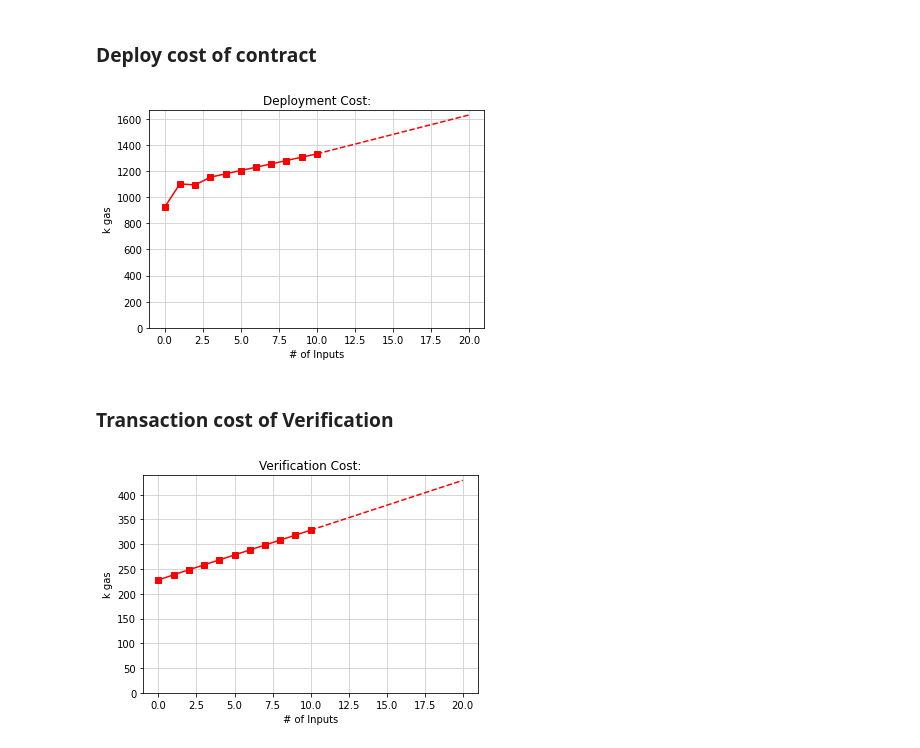
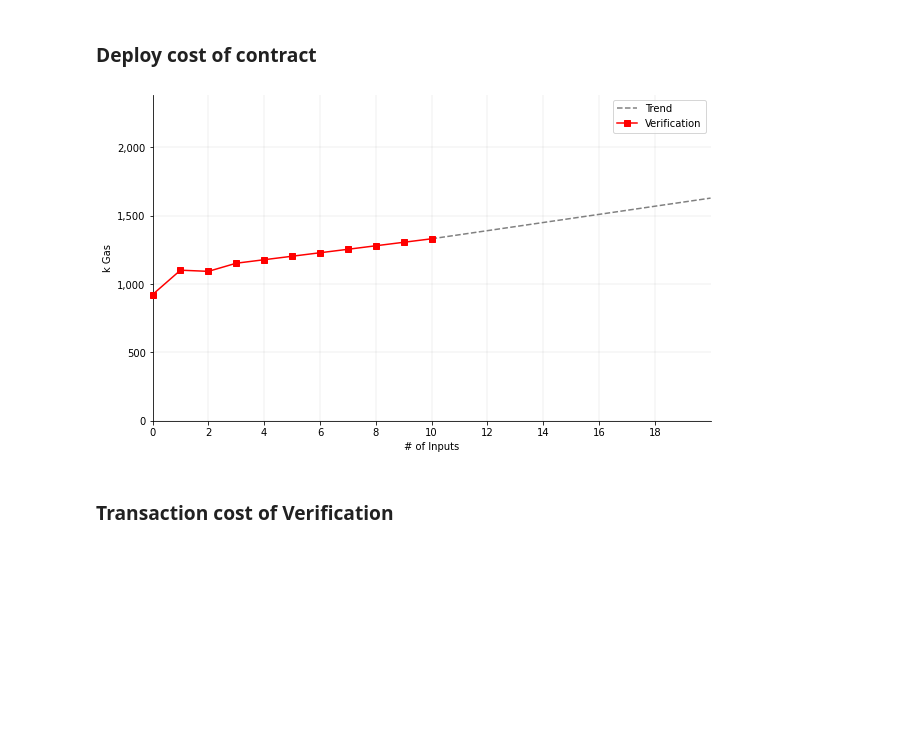
Before and after one commit to JacobEberhardt/ZoKratesBenchmarks, a Jupyter notebook: input_benchmark.ipynb, the cells around one changed output. Drawn from its saved outputs; the diff is of its cells as text; code cells hidden in the pictures; blank space fills up the shorter version.

Commit message:
sexier figures

```diff
--- a/input_benchmark.ipynb
+++ b/input_benchmark.ipynb
@@ -249,31 +249,47 @@ def calc_trend_slope(x1, y1, x2, y2):
     return ((((y2 - y1)/(x2 - x1)) * (trend_factor * max_inputs - x1)) + y1) / 1000
 # %% [markdown]
 ### Deploy cost of contract
-# %%
-ax = plt.plot(list(range(0, len(results_deploy))), [x / 1000 for x in results_deploy], '-rs')
-y_trend = calc_trend_slope(2, results_deploy[2], max_inputs, results_deploy[max_inputs])
-plt.plot([max_inputs, max_inputs * trend_factor], [results_deploy[max_inputs] / 1000, y_trend], 'r--')
-plt.ylim(bottom=0)
-plt.title('Deployment Cost:')
-plt.xlabel('# of Inputs')
-plt.ylabel('k gas')
-plt.rcParams['axes.grid'] = True
-plt.rcParams['grid.color'] = "#cccccc"
-plt.savefig('exports/deploy.pdf')
-# %% [output]
-[figure, removed]
+# %%
+import math
+import matplotlib as mpl
+
+# calculate trendline slope
+y_trend = calc_trend_slope(2, results_deploy[2], max_inputs, results_deploy[max_inputs])
+
+# plot
+fig, ax = plt.subplots()
+ax.plot([max_inputs, max_inputs * trend_factor], [results_deploy[max_inputs] / 1000, y_trend], '--', label="Trend", color="grey") # plot trend first, so it's behind main plot
+ax.plot(list(range(0, len(results_deploy))), [x / 1000 for x in results_deploy], '-rs', label="Verification", clip_on=False, zorder=100)
+ax.axis([0, max_inputs*trend_factor, 0, results_deploy[max_inputs]*1.1*y_trend/1000/1000])
+
+# set x axis ticks
+x_int = range(0, math.ceil(max_inputs*trend_factor),2) # calculate x axis values
+ax.set_xticks(x_int)
+
+# format y axis numbers
+ax.yaxis.set_major_formatter(mpl.ticker.StrMethodFormatter('{x:,.0f}'))
+
+# removing top and right borders
+ax.spines['top'].set_visible(False)
+ax.spines['right'].set_visible(False)
+
+# adds a title and axes labels
+# ax.set_title('Deployment Cost')
+ax.set_xlabel('# of Inputs')
+ax.set_ylabel('k Gas')
+
+# adds major gridlines
+ax.grid(color='grey', linestyle='-', linewidth=0.25, alpha=0.5)
+
+# adds legend
+ax.legend()
+
+# set size
+fig.set_size_inches(10,6)
+
+# save as pdf
+fig.savefig('exports/deploy.pdf')
+# %% [output]
+[figure, added]
 # %% [markdown]
 ### Transaction cost of Verification
-# %%
-plt.plot(list(range(0, len(results_verify))), [x / 1000 for x in results_verify], '-rs')
-y_trend = calc_trend_slope(0, results_verify[0], max_inputs, results_verify[max_inputs])
-plt.plot([max_inputs, max_inputs * trend_factor], [results_verify[max_inputs] / 1000, y_trend], 'r--')
-plt.ylim(bottom=0)
-plt.title('Verification Cost:')
-plt.xlabel('# of Inputs')
-plt.ylabel('k gas')
-plt.rcParams['axes.grid'] = True
-plt.rcParams['grid.color'] = "#cccccc"
-plt.savefig('exports/verification.pdf')
-# %% [output]
-[figure, removed]
```
Also changed, not shown: parts of 1 cell of this notebook, 2 other files.
